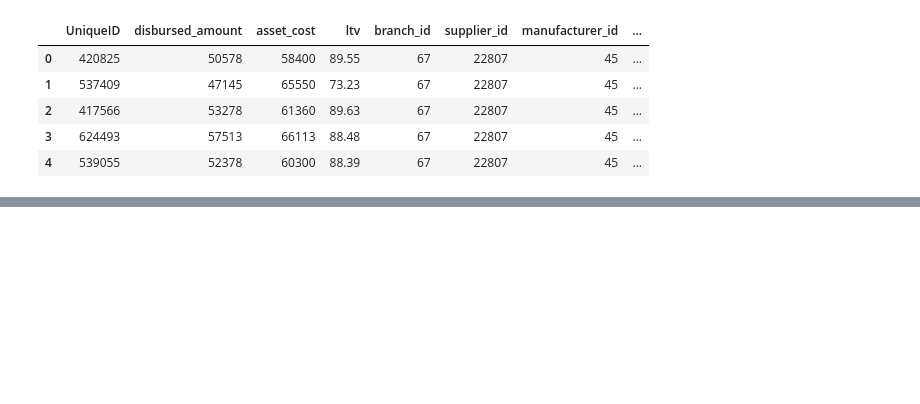
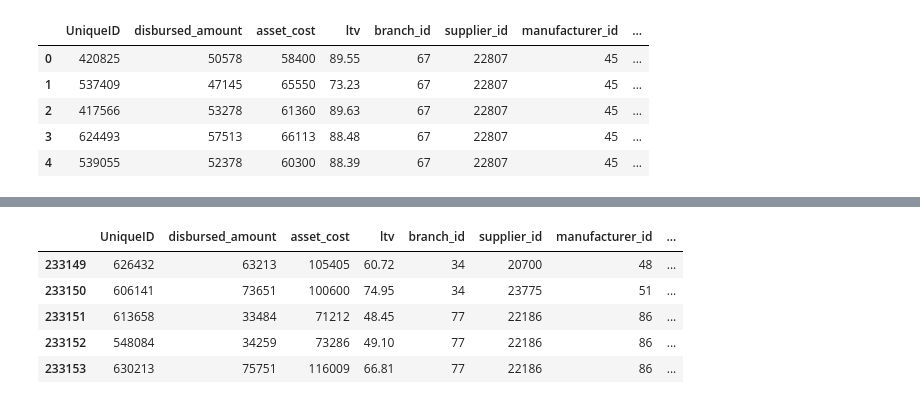
Before and after one commit to alessiocozzi/Loan-Default-Challenge---EDA, a Jupyter notebook: Loan_Default_Challenge.ipynb, the cells around one changed output, grey strips where cells are left out. Saved outputs shown, nothing was run; the diff lists cells and outputs as text; code cells hidden in the pictures; blank space fills up the shorter version.

```diff
--- a/Loan_Default_Challenge.ipynb
+++ b/Loan_Default_Challenge.ipynb
@@ -17,0 +82,9 @@ df.head()
+# %%
+df.tail()
+# %% [output]
+|  | UniqueID | disbursed_amount | asset_cost | ltv | branch_id | supplier_id | manufacturer_id | ... |
+| 233149 | 626432 | 63213 | 105405 | 60.72 | 34 | 20700 | 48 | ... |
+| 233150 | 606141 | 73651 | 100600 | 74.95 | 34 | 23775 | 51 | ... |
+| 233151 | 613658 | 33484 | 71212 | 48.45 | 77 | 22186 | 86 | ... |
+| 233152 | 548084 | 34259 | 73286 | 49.10 | 77 | 22186 | 86 | ... |
+| 233153 | 630213 | 75751 | 116009 | 66.81 | 77 | 22186 | 86 | ... |
```
Also changed, not shown: parts of 9 cells of this notebook.
